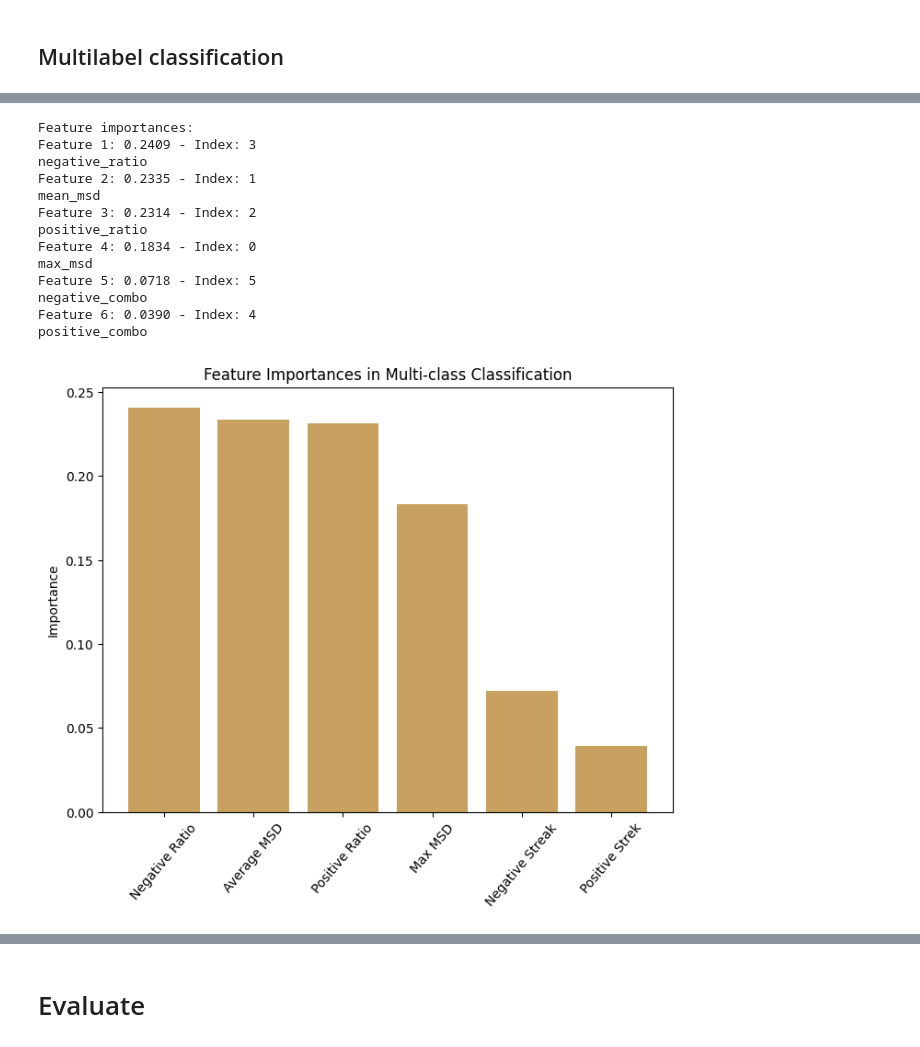
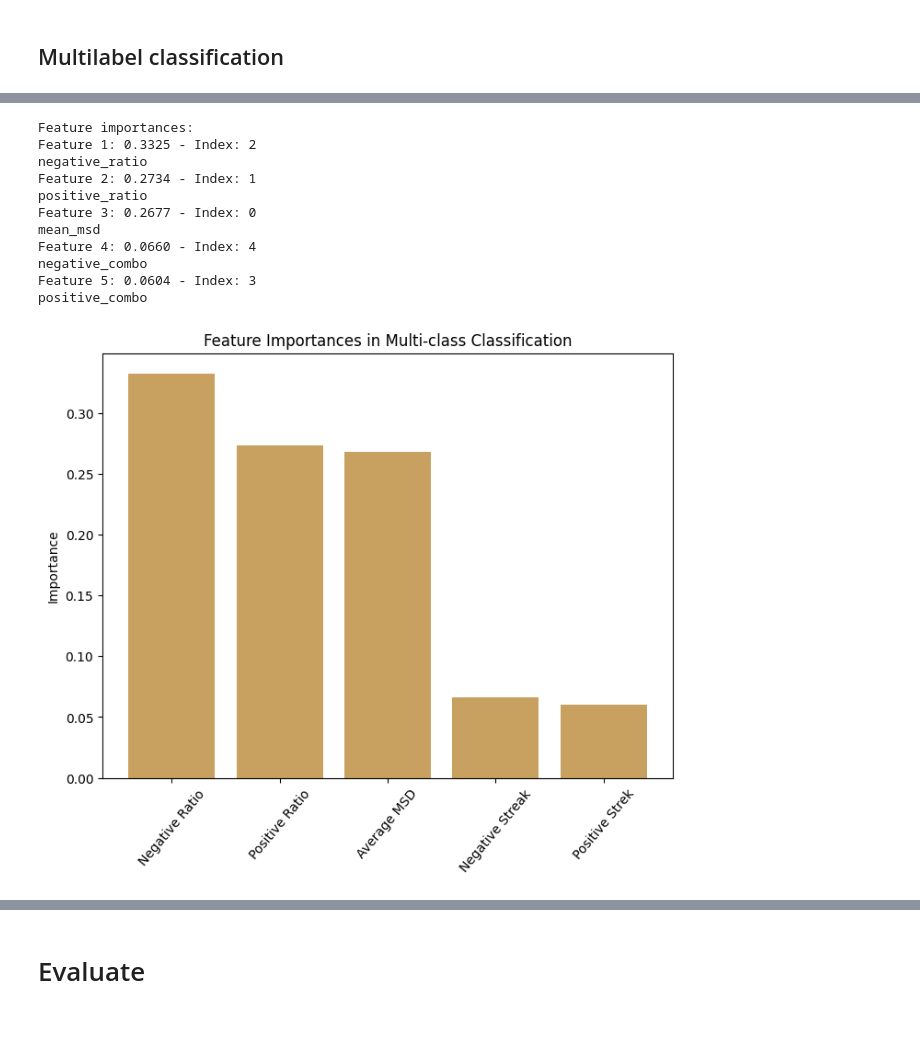
Before and after one commit to luluilmaknun/moodinstability-twitterstmhd, a Jupyter notebook: code/prediction.ipynb, the cells around one changed output, grey strips where cells are left out. Saved outputs shown, nothing was run; the diff lists cells and outputs as text; code cells hidden in the pictures.

```diff
--- a/code/prediction.ipynb
+++ b/code/prediction.ipynb
@@ -78,11 +78,11 @@ data[data.duplicated(subset=["max_msd", "mean_msd", "positive_ratio", "negative_
 # %%
 train, test = train_test_split(data, stratify=data['mlabel'], test_size=0.2, random_state=RANDOM_SEED)
 
-X_train = train.drop(['mlabel', 'label'], axis=1)
+X_train = train.drop(['mlabel', 'label', 'max_msd'], axis=1)
 y_train = train['label']
 my_train = train['mlabel']
 
-X_test = test.drop(['mlabel', 'label'], axis=1)
+X_test = test.drop(['mlabel', 'label', 'max_msd'], axis=1)
 y_test = test['label']
 my_test = test['mlabel']
 # %% [markdown]
@@ -234,40 +232,38 @@ RandomForestClassifier
 # %%
 import matplotlib.pyplot as plt
 
 importances = mgrids[3].feature_importances_
 
 # Sort feature importances in descending order
 indices = sorted(range(len(importances)), key=lambda i: importances[i], reverse=True)
 features_impt = X_train.columns[indices]
 
 # Print feature importances
 print("Feature importances:")
 for i in range(len(importances)):
     print(f"Feature {i+1}: {importances[indices[i]]:.4f} - Index: {indices[i]}")
     print(features_impt[i])
 
 # Visualize feature importances
 plt.figure(figsize=(8, 6))
 plt.title("Feature Importances in Multi-class Classification")
-plt.bar(["Negative Ratio", "Average MSD", "Positive Ratio", "Max MSD", "Negative Streak", "Positive Strek"], importances[indices], align="center", color='#C8A160')
+plt.bar(["Negative Ratio", "Positive Ratio", "Average MSD",  "Negative Streak", "Positive Strek"], importances[indices], align="center", color='#C8A160')
 plt.xticks(rotation=50)
 plt.ylabel("Importance")
 plt.show()
 # %% [output]
 Feature importances:
-Feature 1: 0.2409 - Index: 3
+Feature 1: 0.3325 - Index: 2
 negative_ratio
-Feature 2: 0.2335 - Index: 1
+Feature 2: 0.2734 - Index: 1
+positive_ratio
+Feature 3: 0.2677 - Index: 0
 mean_msd
-Feature 3: 0.2314 - Index: 2
-positive_ratio
-Feature 4: 0.1834 - Index: 0
-max_msd
-Feature 5: 0.0718 - Index: 5
+Feature 4: 0.0660 - Index: 4
 negative_combo
-Feature 6: 0.0390 - Index: 4
+Feature 5: 0.0604 - Index: 3
 positive_combo
-[figure, old version]
+[figure, new version]
 # %%
 #Feature importance
 features = X_train.columns
```
Also changed, not shown: parts of 10 cells of this notebook.
